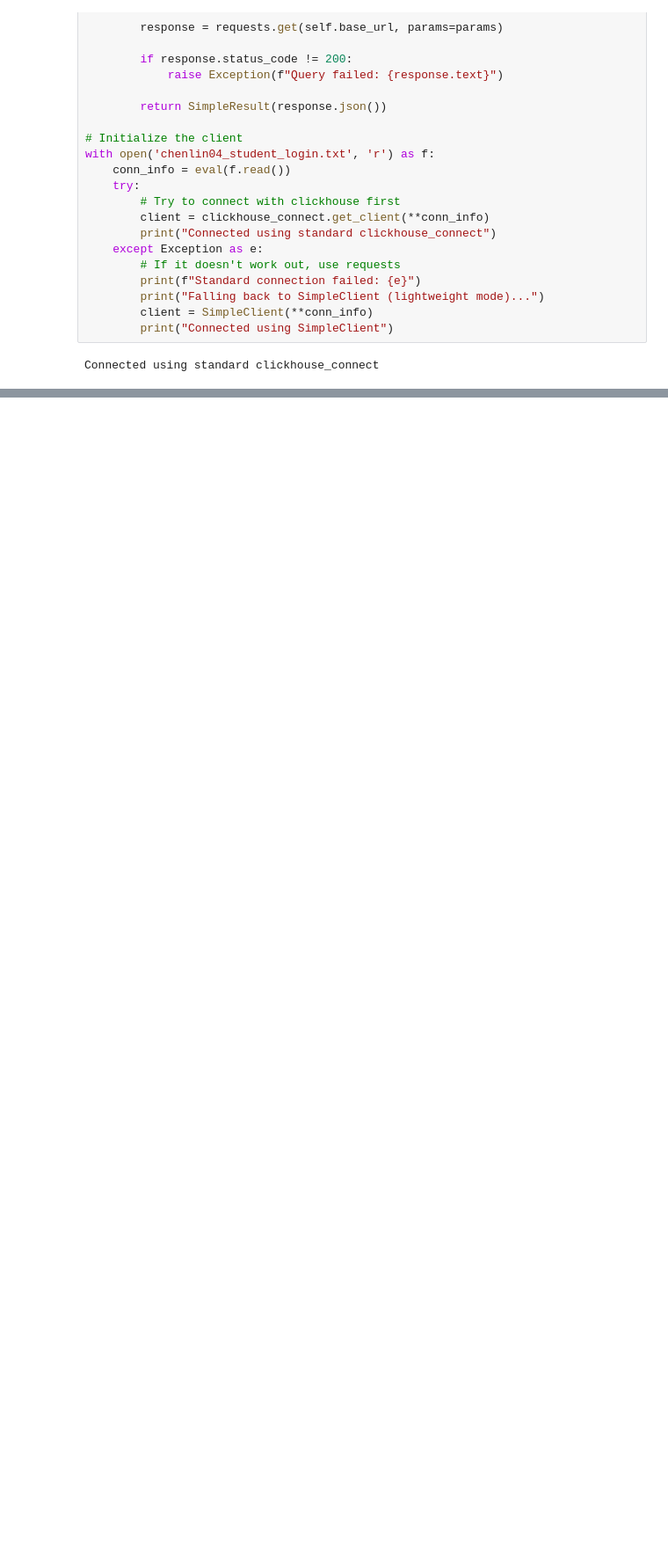
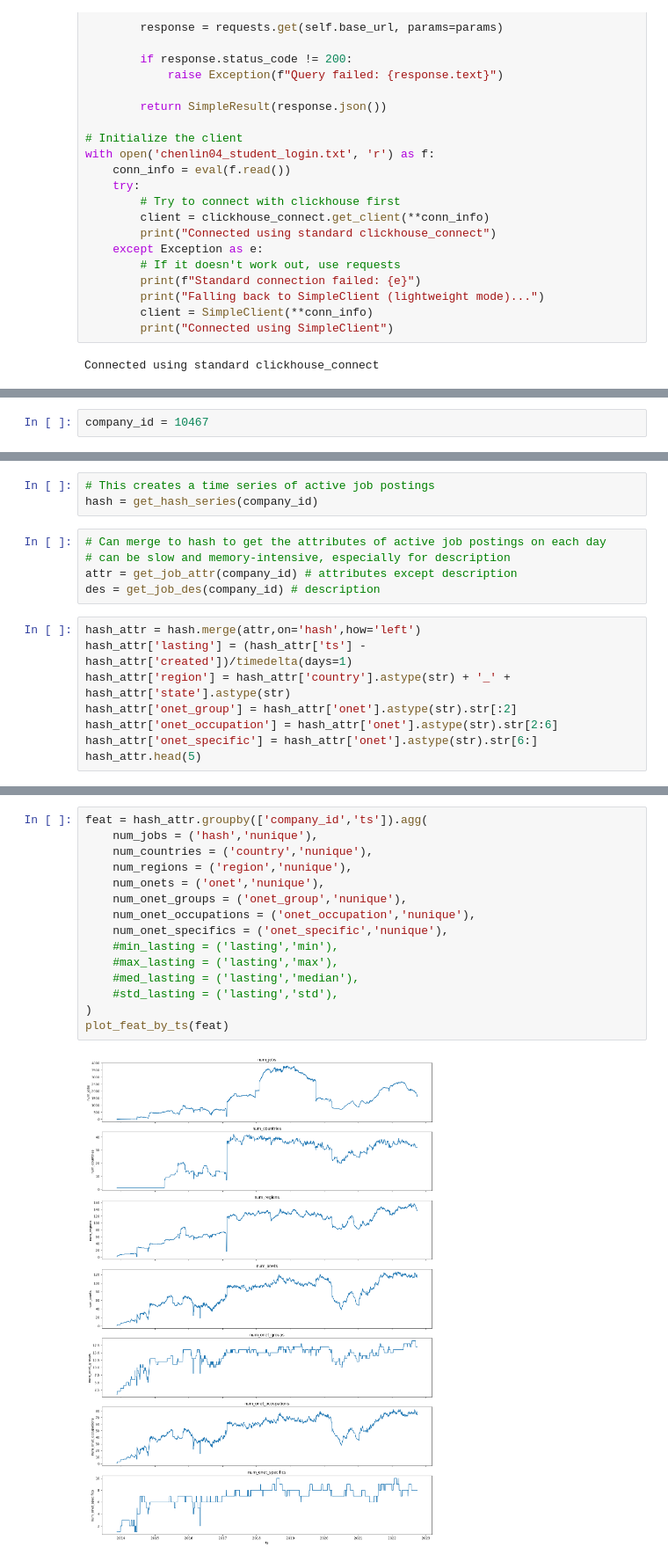
Before and after one commit to kcf1/fina4359-quant-trading, a Jupyter notebook: final/linkup_play.ipynb, the cells around one changed output, grey strips where cells are left out. Shown at 88% size. Saved outputs shown, nothing was run; the diff lists cells and outputs as text; blank space fills up the shorter version.

Commit message:
Enhance linkup_play.ipynb with new markdown sections for organization, update execution counts, and add helper functions for SQL queries and job posting data retrieval.

```diff
--- a/final/linkup_play.ipynb
+++ b/final/linkup_play.ipynb
@@ -271,0 +331,2 @@ DatabaseError: Received ClickHouse exception, code: 47, server response: Code: 4
+# %%
+company_id = 10467
@@ -271,0 +349,16 @@ DatabaseError: Received ClickHouse exception, code: 47, server response: Code: 4
+# %%
+# This creates a time series of active job postings
+hash = get_hash_series(company_id)
+# %%
+# Can merge to hash to get the attributes of active job postings on each day
+# can be slow and memory-intensive, especially for description
+attr = get_job_attr(company_id) # attributes except description
+des = get_job_des(company_id) # description
+# %%
+hash_attr = hash.merge(attr,on='hash',how='left')
+hash_attr['lasting'] = (hash_attr['ts'] - hash_attr['created'])/timedelta(days=1)
+hash_attr['region'] = hash_attr['country'].astype(str) + '_' + hash_attr['state'].astype(str)
+hash_attr['onet_group'] = hash_attr['onet'].astype(str).str[:2]
+hash_attr['onet_occupation'] = hash_attr['onet'].astype(str).str[2:6]
+hash_attr['onet_specific'] = hash_attr['onet'].astype(str).str[6:]
+hash_attr.head(5)
@@ -271,0 +372,17 @@ DatabaseError: Received ClickHouse exception, code: 47, server response: Code: 4
+# %%
+feat = hash_attr.groupby(['company_id','ts']).agg(
+    num_jobs = ('hash','nunique'),
+    num_countries = ('country','nunique'),
+    num_regions = ('region','nunique'),
+    num_onets = ('onet','nunique'),
+    num_onet_groups = ('onet_group','nunique'),
+    num_onet_occupations = ('onet_occupation','nunique'),
+    num_onet_specifics = ('onet_specific','nunique'),
+    #min_lasting = ('lasting','min'),
+    #max_lasting = ('lasting','max'),
+    #med_lasting = ('lasting','median'),
+    #std_lasting = ('lasting','std'),
+)
+plot_feat_by_ts(feat)
+# %% [output]
+[figure, added]
```
Also changed, not shown: parts of 44 cells of this notebook, 1 other file.
